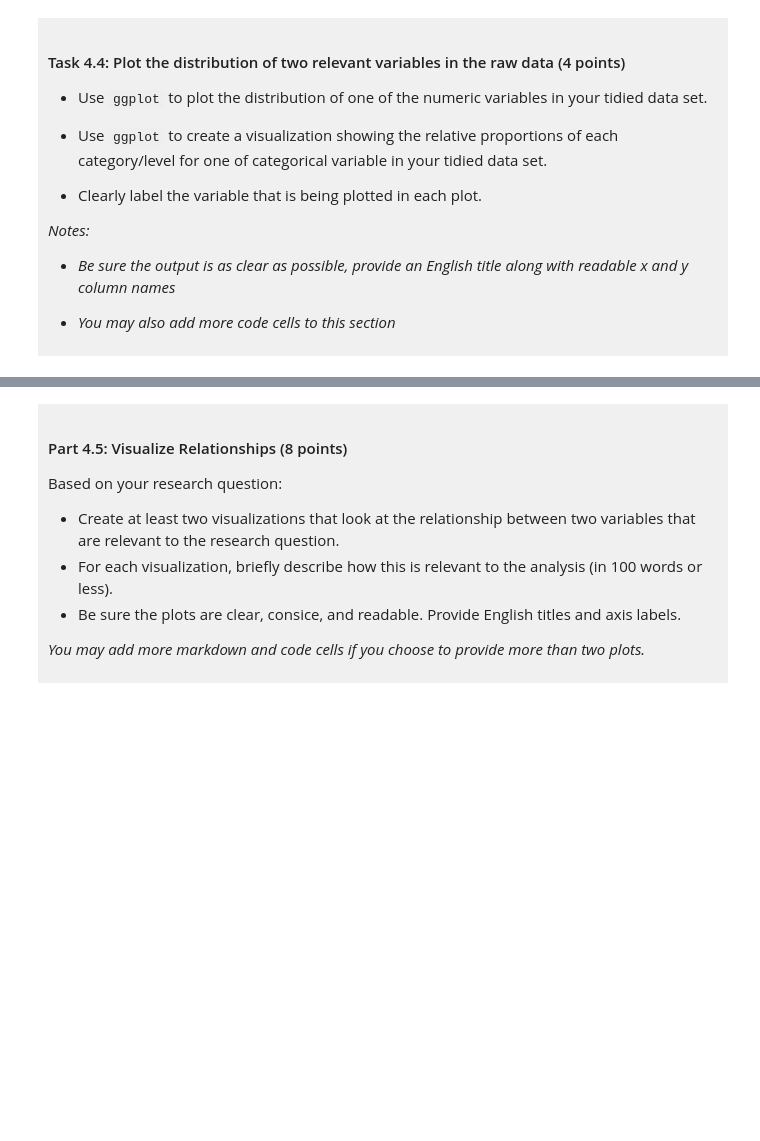
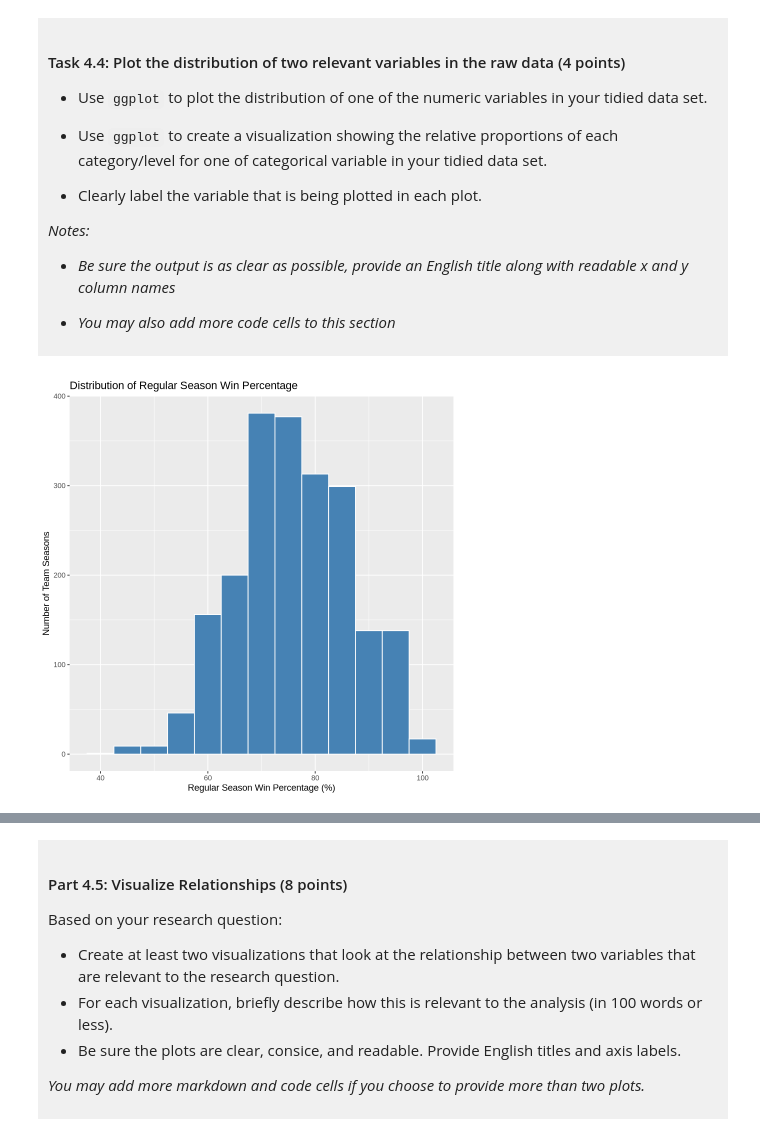
Before and after one commit to Hankin07/dsci-100-project-Hankin-Zhao, a Jupyter notebook: dsci-100-project-notebook.ipynb, the cells around one changed output, grey strips where cells are left out. Drawn from its saved outputs; the diff is of its cells as text; code cells hidden in the pictures; blank space fills up the shorter version.

Commit message:
Checkpoint C: complete work up to Task 5.1. Added summary tables, plots, and analysis plan.

```diff
--- a/dsci-100-project-notebook.ipynb
+++ b/dsci-100-project-notebook.ipynb
@@ -314,5 +355,12 @@ You will refine your research question (if needed) and produce a tidy data set.
 
 </div>
 # %%
-### EDIT THIS CODE CELL FOR PLOT 1 ###
+# Set the data and map win percentage to x-axis
+ggplot(champ_data, aes(x = reg_wins_pct)) +
+    # Each bar covers 5 percentage points; bar color fixed, so outside aes; white bar outlines for readability
+    geom_histogram(binwidth = 5, fill = "steelblue", color = "white") +
+    # Plot title; x-axis label; y-axis label
+    labs(title = "Distribution of Regular Season Win Percentage", x = "Regular Season Win Percentage (%)", y = "Number of Team Seasons")
+# %% [output]
+[figure, added]
 # %%
```
Also changed, not shown: parts of 9 cells of this notebook.
